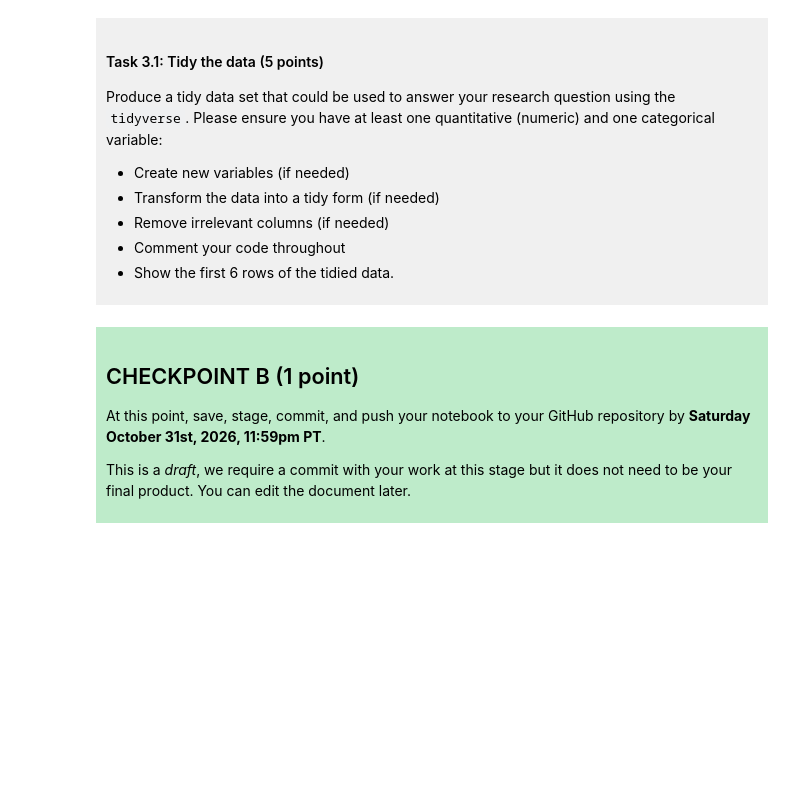
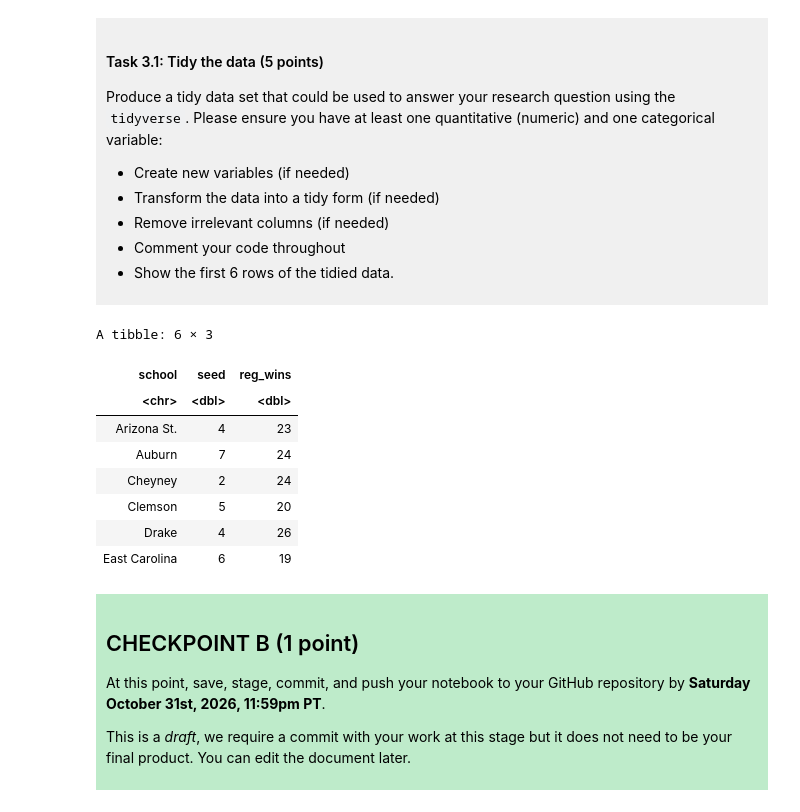
Before and after one commit to Rileyyy07/dsci-100-project-Riley-Shi, a Jupyter notebook: dsci-100-project-notebook.ipynb, the cells around one changed output. Cells and saved outputs as stored; diff of their text form; code cells hidden in the pictures; blank space fills up the shorter version.

```diff
--- a/dsci-100-project-notebook.ipynb
+++ b/dsci-100-project-notebook.ipynb
@@ -189,7 +210,22 @@ Produce a tidy data set that could be used to answer your research question usin
 
 </div>
 # %%
-### EDIT THIS CODE CELL ###
+library(tidyverse)
+womens_march_madness_tidy <- womens_march_madness |>
+  select(school, seed, reg_wins) |>
+  drop_na() |>
+  slice(1:6)
+womens_march_madness_tidy
+# %% [output]
+A tibble: 6 × 3
+| school | seed | reg_wins |
+| <chr> | <dbl> | <dbl> |
+| Arizona St. | 4 | 23 |
+| Auburn | 7 | 24 |
+| Cheyney | 2 | 24 |
+| Clemson | 5 | 20 |
+| Drake | 4 | 26 |
+| East Carolina | 6 | 19 |
 # %% [markdown]
 <div style="background-color: #beebca; padding: 10px;">
 
```
Also changed, not shown: parts of 3 cells of this notebook, 1 other file.
